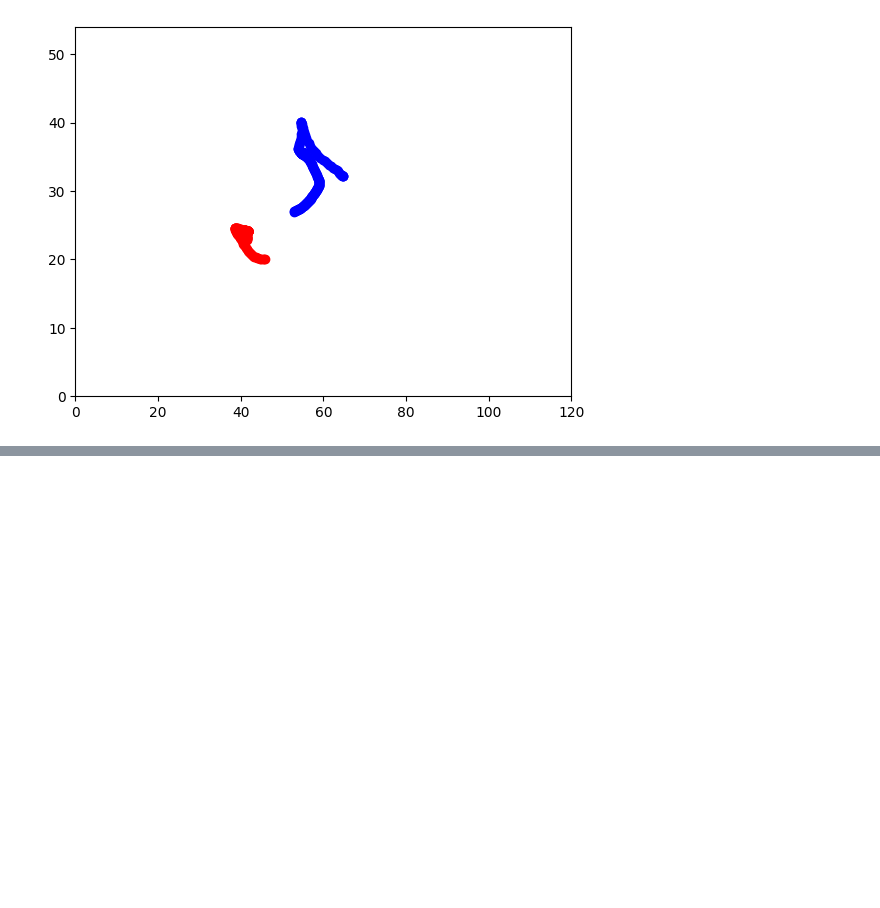
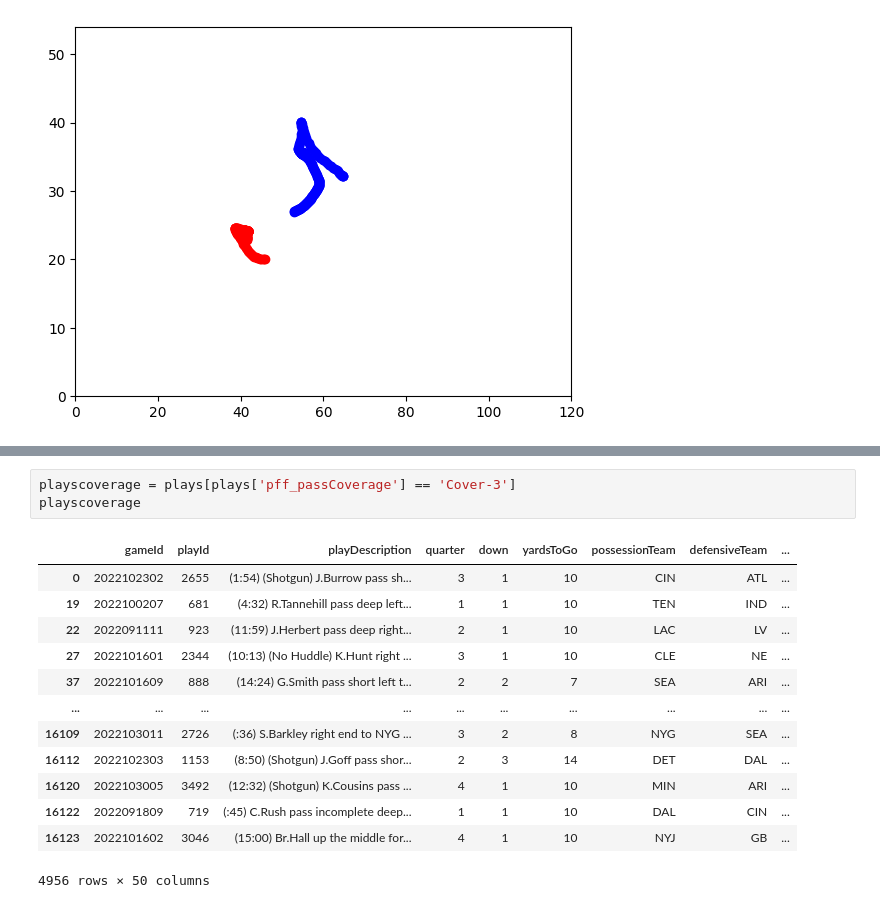
Before and after one commit to akannan05/nfl-data-bowl-25, a Jupyter notebook: test.ipynb, the cells around one changed output, grey strips where cells are left out. Drawn from its saved outputs; the diff is of its cells as text; blank space fills up the shorter version.

```diff
--- a/test.ipynb
+++ b/test.ipynb
@@ -222,0 +281,17 @@ plt.show()
+# %%
+playscoverage = plays[plays['pff_passCoverage'] == 'Cover-3']
+playscoverage
+# %% [output]
+|  | gameId | playId | playDescription | quarter | down | yardsToGo | possessionTeam | defensiveTeam | ... |
+| 0 | 2022102302 | 2655 | (1:54) (Shotgun) J.Burrow pass sh... | 3 | 1 | 10 | CIN | ATL | ... |
+| 19 | 2022100207 | 681 | (4:32) R.Tannehill pass deep left... | 1 | 1 | 10 | TEN | IND | ... |
+| 22 | 2022091111 | 923 | (11:59) J.Herbert pass deep right... | 2 | 1 | 10 | LAC | LV | ... |
+| 27 | 2022101601 | 2344 | (10:13) (No Huddle) K.Hunt right ... | 3 | 1 | 10 | CLE | NE | ... |
+| 37 | 2022101609 | 888 | (14:24) G.Smith pass short left t... | 2 | 2 | 7 | SEA | ARI | ... |
+| ... | ... | ... | ... | ... | ... | ... | ... | ... | ... |
+| 16109 | 2022103011 | 2726 | (:36) S.Barkley right end to NYG ... | 3 | 2 | 8 | NYG | SEA | ... |
+| 16112 | 2022102303 | 1153 | (8:50) (Shotgun) J.Goff pass shor... | 2 | 3 | 14 | DET | DAL | ... |
+| 16120 | 2022103005 | 3492 | (12:32) (Shotgun) K.Cousins pass ... | 4 | 1 | 10 | MIN | ARI | ... |
+| 16122 | 2022091809 | 719 | (:45) C.Rush pass incomplete deep... | 1 | 1 | 10 | DAL | CIN | ... |
+| 16123 | 2022101602 | 3046 | (15:00) Br.Hall up the middle for... | 4 | 1 | 10 | NYJ | GB | ... |
+4956 rows × 50 columns
```
Also changed, not shown: parts of 5 cells of this notebook, 6 other files.
